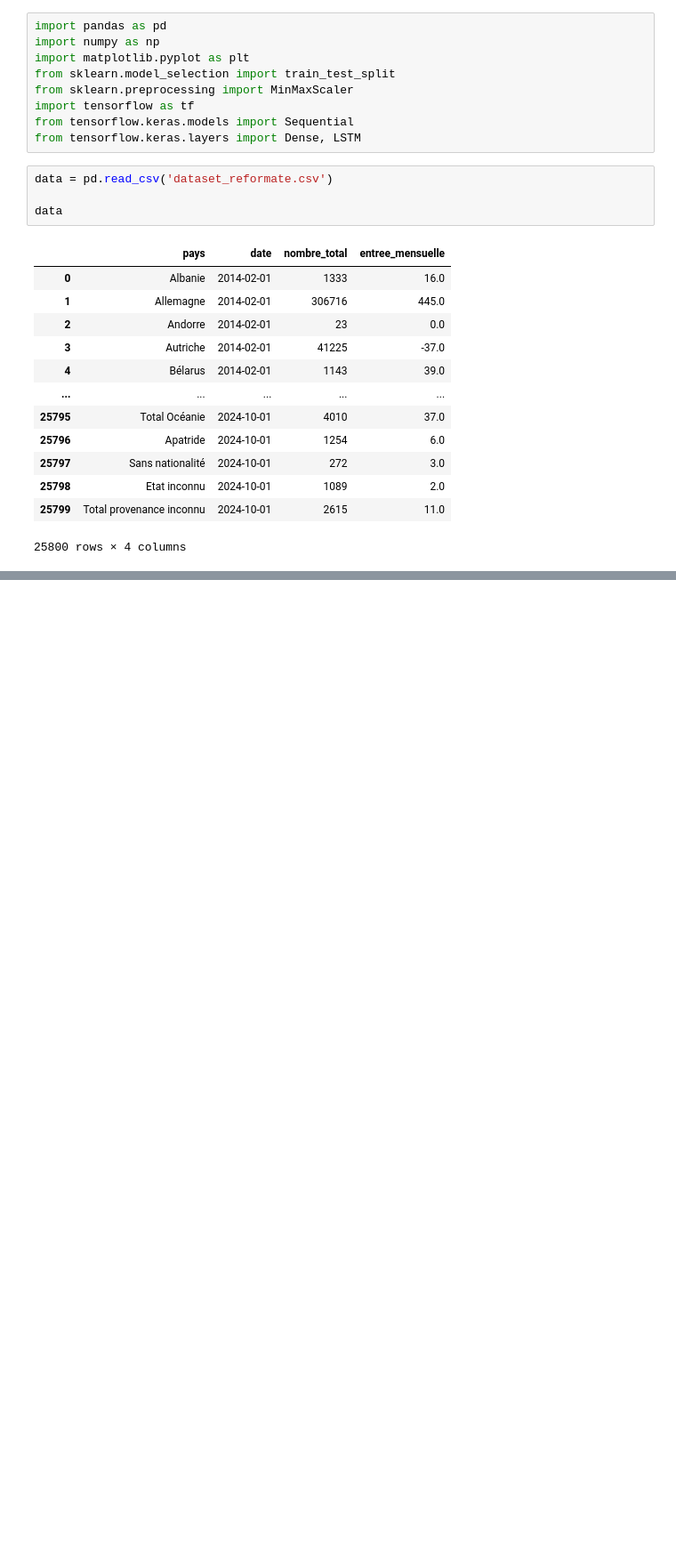
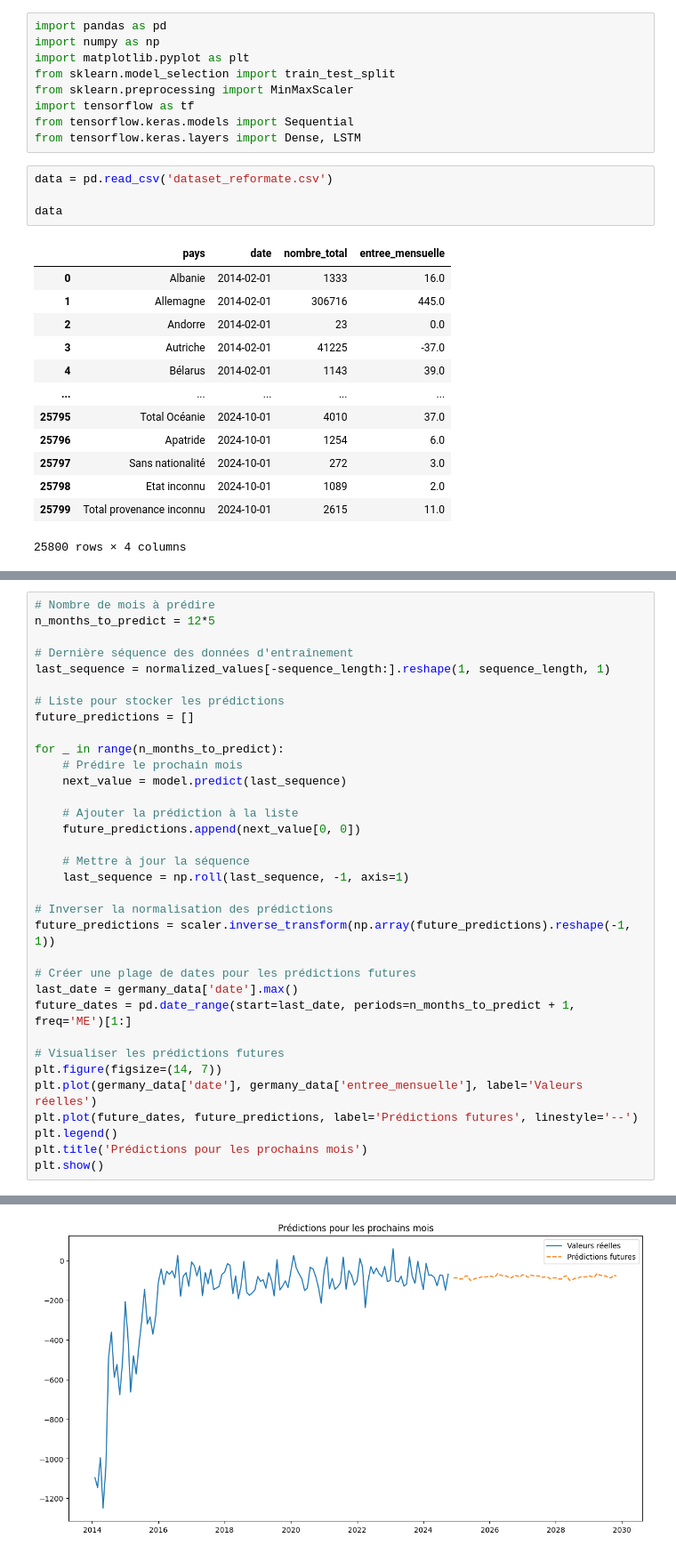
Before and after one commit to SuperMegaFort/TSM-AnSeqDa, a Jupyter notebook: LSTM.ipynb, the cells around one changed output, grey strips where cells are left out. Shown at 89% size. Cells and saved outputs as stored; diff of their text form; blank space fills up the shorter version.

```diff
--- a/LSTM.ipynb
+++ b/LSTM.ipynb
@@ -86,0 +156,35 @@ history.history
+# %%
+# Nombre de mois à prédire
+n_months_to_predict = 12*5
+
+# Dernière séquence des données d'entraînement
+last_sequence = normalized_values[-sequence_length:].reshape(1, sequence_length, 1)
+
+# Liste pour stocker les prédictions
+future_predictions = []
+
+for _ in range(n_months_to_predict):
+    # Prédire le prochain mois
+    next_value = model.predict(last_sequence)
+
+    # Ajouter la prédiction à la liste
+    future_predictions.append(next_value[0, 0])
+
+    # Mettre à jour la séquence
+    last_sequence = np.roll(last_sequence, -1, axis=1)
+
+# Inverser la normalisation des prédictions
+future_predictions = scaler.inverse_transform(np.array(future_predictions).reshape(-1, 1))
+
+# Créer une plage de dates pour les prédictions futures
+last_date = germany_data['date'].max()
+future_dates = pd.date_range(start=last_date, periods=n_months_to_predict + 1, freq='ME')[1:]
+
+# Visualiser les prédictions futures
+plt.figure(figsize=(14, 7))
+plt.plot(germany_data['date'], germany_data['entree_mensuelle'], label='Valeurs réelles')
+plt.plot(future_dates, future_predictions, label='Prédictions futures', linestyle='--')
+plt.legend()
+plt.title('Prédictions pour les prochains mois')
+plt.show()
+# %% [output]
@@ -86,0 +208 @@ history.history
+[figure, added]
```
Also changed, not shown: parts of 6 cells of this notebook, 1 other file.
